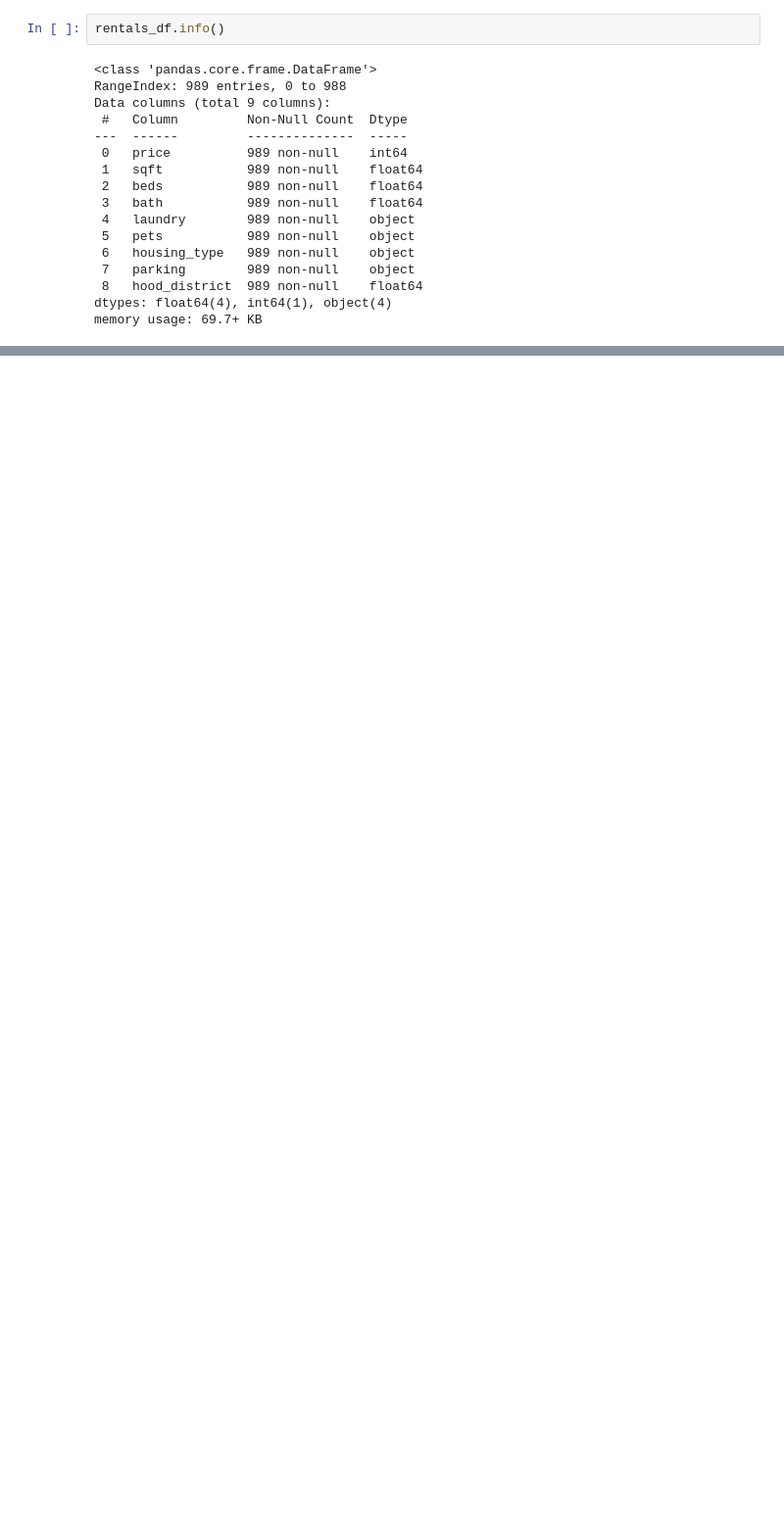
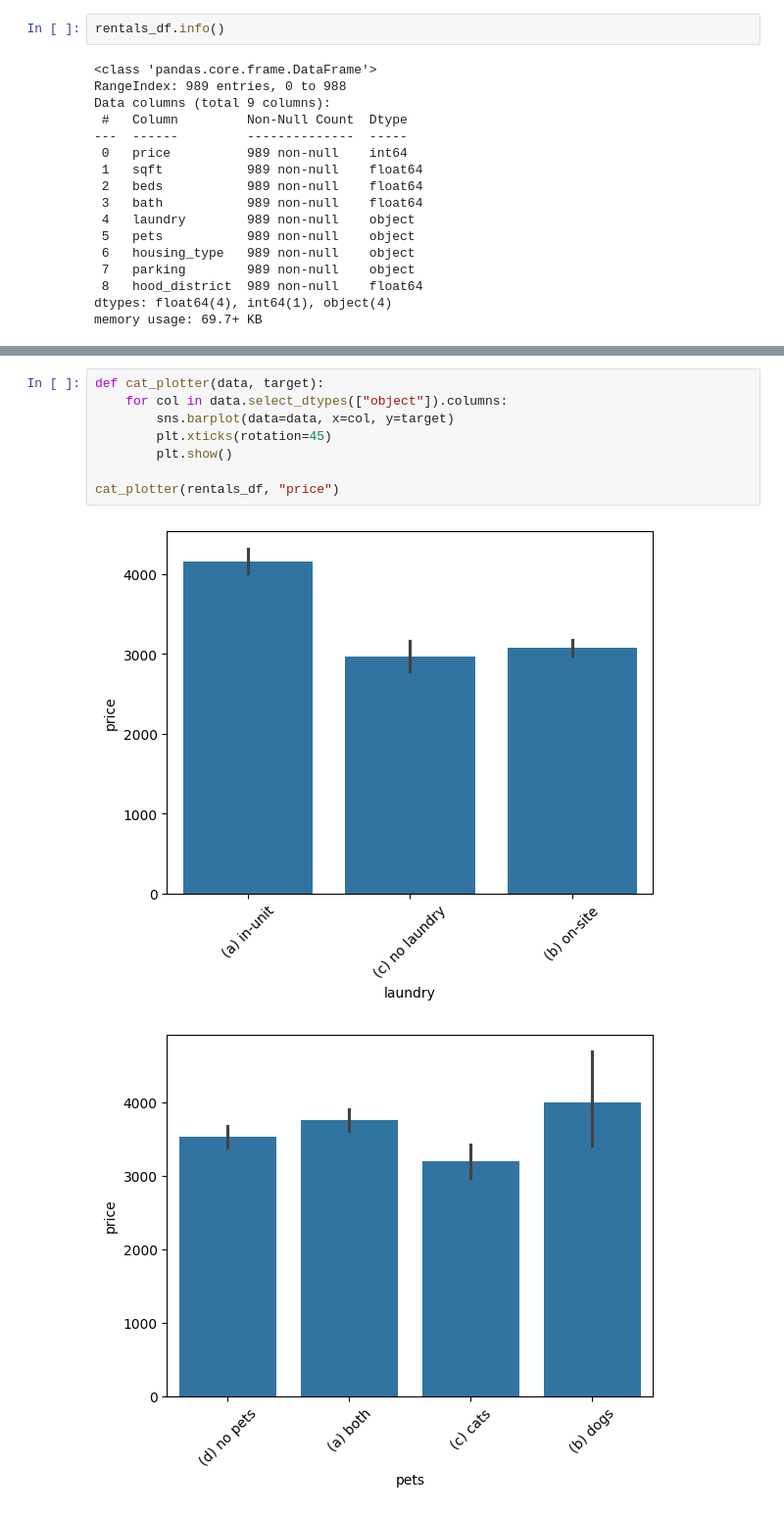
Before and after one commit to Proftg/SAN-FRANCISCO-RENT-PRICES, a Jupyter notebook: regression_modelling_project.ipynb, the cells around one changed output, grey strips where cells are left out. Shown at 98% size. Saved outputs shown, nothing was run; the diff lists cells and outputs as text; blank space fills up the shorter version.

```diff
--- a/regression_modelling_project.ipynb
+++ b/regression_modelling_project.ipynb
@@ -268,0 +162,11 @@ pd.get_dummies(rentals_df).astype(int)
+# %%
+def cat_plotter(data, target):
+    for col in data.select_dtypes(["object"]).columns:
+        sns.barplot(data=data, x=col, y=target)
+        plt.xticks(rotation=45)
+        plt.show()
+
+cat_plotter(rentals_df, "price")
+# %% [output]
+[figure, added]
+[figure, added]
```
Also changed, not shown: parts of 70 cells of this notebook.
